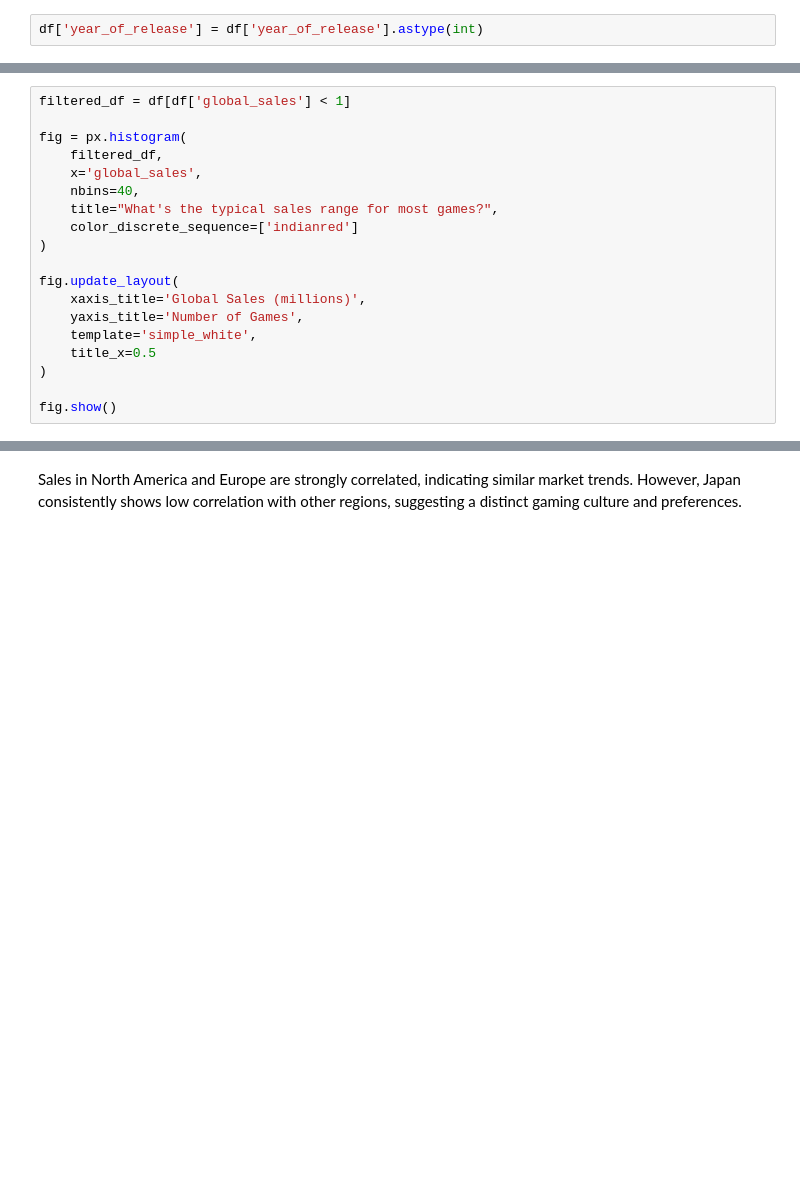
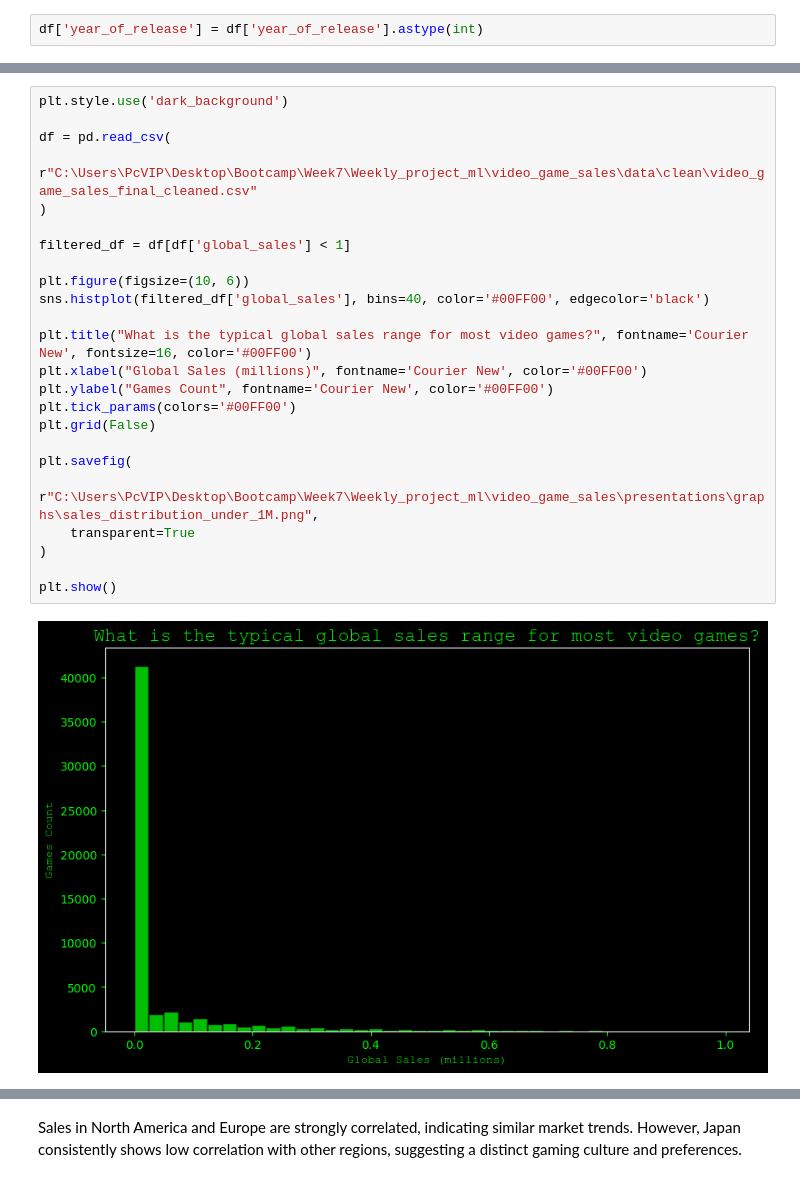
Before and after one commit to esradem/video_game_sales, a Jupyter notebook: notebooks/eda/03_eda_videogames.ipynb, the cells around one changed output, grey strips where cells are left out. Drawn from its saved outputs; the diff is of its cells as text; blank space fills up the shorter version.

```diff
--- a/notebooks/eda/03_eda_videogames.ipynb
+++ b/notebooks/eda/03_eda_videogames.ipynb
@@ -157,19 +164,26 @@ fig.show()
 # %%
+plt.style.use('dark_background')
+
+df = pd.read_csv(
+    r"C:\Users\PcVIP\Desktop\Bootcamp\Week7\Weekly_project_ml\video_game_sales\data\clean\video_game_sales_final_cleaned.csv"
+)
+
 filtered_df = df[df['global_sales'] < 1]
 
-fig = px.histogram(
-    filtered_df,
-    x='global_sales',
-    nbins=40,
-    title="What's the typical sales range for most games?",
-    color_discrete_sequence=['indianred']
+plt.figure(figsize=(10, 6))
+sns.histplot(filtered_df['global_sales'], bins=40, color='#00FF00', edgecolor='black')
+
+plt.title("What is the typical global sales range for most video games?", fontname='Courier New', fontsize=16, color='#00FF00')
+plt.xlabel("Global Sales (millions)", fontname='Courier New', color='#00FF00')
+plt.ylabel("Games Count", fontname='Courier New', color='#00FF00')
+plt.tick_params(colors='#00FF00')
+plt.grid(False)
+
+plt.savefig(
+    r"C:\Users\PcVIP\Desktop\Bootcamp\Week7\Weekly_project_ml\video_game_sales\presentations\graphs\sales_distribution_under_1M.png",
+    transparent=True
 )
 
-fig.update_layout(
-    xaxis_title='Global Sales (millions)',
-    yaxis_title='Number of Games',
-    template='simple_white',
-    title_x=0.5
-)
-
-fig.show()
+plt.show()
+# %% [output]
+[figure, added]
```
Also changed, not shown: parts of 31 cells of this notebook, 47 other files.
